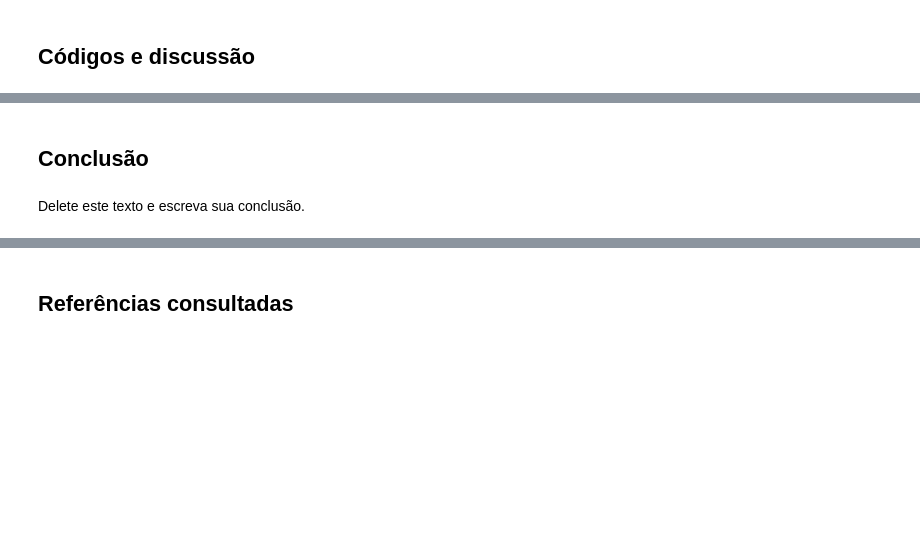
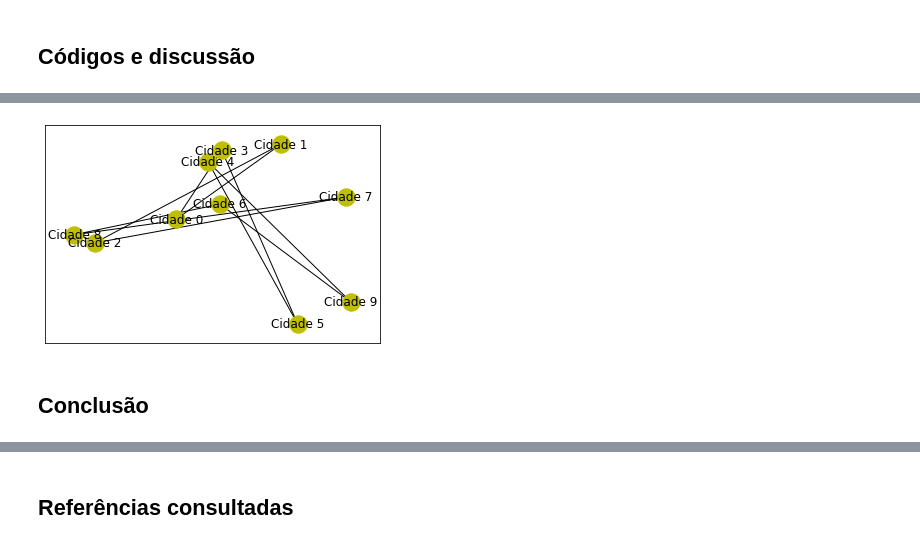
Before and after one commit to Sarah-Freire/RNAG, a Jupyter notebook: AlgoritmosGeneticos/experimento GA.03 - caixeiro com gasolina infinita.ipynb, the cells around one changed output, grey strips where cells are left out. Drawn from its saved outputs; the diff is of its cells as text; code cells hidden in the pictures; blank space fills up the shorter version.

```diff
--- a/AlgoritmosGeneticos/experimento GA.03 - caixeiro com gasolina infinita.ipynb
+++ b/AlgoritmosGeneticos/experimento GA.03 - caixeiro com gasolina infinita.ipynb
@@ -132,4 +145,16 @@ Melhor individuo obtido por busca exaustiva:
+# %%
+# Representação gráfica:
+g = nx.Graph()
+for i in list(CIDADES.keys()):
+    g.add_node(i)
+k = -1
+while k < len(melhor_resposta_ever)-1:
+    g.add_edge(melhor_resposta_ever[k], melhor_resposta_ever[k+1])
+    k+=1
+vertices = CIDADES.keys()
+pos = nx.spring_layout(g,pos=CIDADES, fixed = vertices)
+nx.draw_networkx(g,pos,node_color = 'y')
+# %% [output]
+[figure, added]
 # %% [markdown]
 ## Conclusão
-# %% [markdown]
-Delete este texto e escreva sua conclusão.
```
Also changed, not shown: parts of 13 cells of this notebook.
